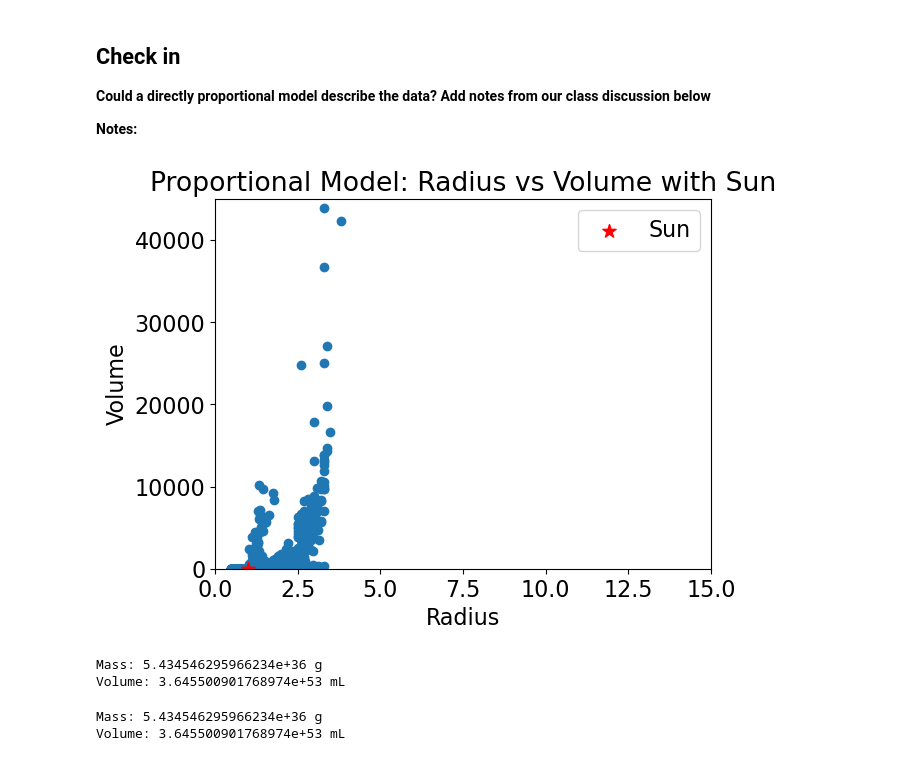
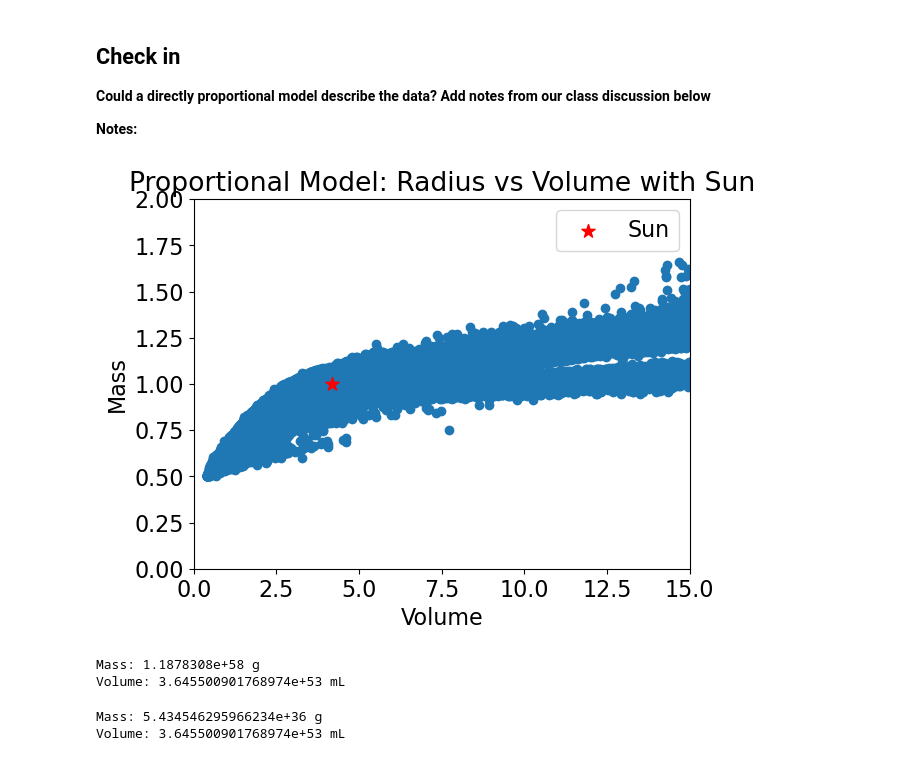
Before and after one commit to Op173/CFR-2025, a Jupyter notebook: Astro/Blank/1 - Stars Pt2 .ipynb, the cells around one changed output. Saved outputs shown, nothing was run; the diff lists cells and outputs as text; code cells hidden in the pictures.

```diff
--- a/Astro/Blank/1 - Stars Pt2 .ipynb
+++ b/Astro/Blank/1 - Stars Pt2 .ipynb
@@ -240,30 +240,30 @@ plt.ylim(0,45000)
 # %%
 # add the sun to your zoomed in plot with a red star marker
 # remember the Sun's mass is 1 Mo and its radius is 1 Ro
 # label it "The Sun"
 
-plt.scatter(mass,volume)
+plt.scatter(volume,mass)
 plt.xlabel('Volume')
 plt.ylabel('Mass')
 plt.xlim(0,15)
-plt.ylim(0,45000)
+plt.ylim(0,2)
 
 
 # Add the Sun's data
 sun_radius =  1 # Radius of the Sun in meters
 sun_volume = (4/3) * 3.14 * sun_radius**3  # Volume of the Sun
 
 # Plot the Sun with a red star marker
-plt.scatter(sun_radius, sun_volume, color='red', marker='*', s=100, label='Sun')
+plt.scatter(sun_volume, sun_radius, color='red', marker='*', s=100, label='Sun')
 
 # Add title and labels
 plt.title("Proportional Model: Radius vs Volume with Sun")
-plt.xlabel("Radius")
-plt.ylabel("Volume")
+plt.xlabel("Volume")
+plt.ylabel("Mass")
 plt.legend()
 plt.show()
 # %% [output]
-[figure, old version]
+[figure, new version]
 # %%
 # let's change our units to match the units in your mass vs volume STP lab
 # create two functions to convert the mass and the volume
@@ -276,7 +276,7 @@ plt.show()
 # Function to convert mass to grams (g)
 
 def convert_mass_to_grams(mass):
-    return mass * (1.989 ** 30) * 1000
+    return mass * (1.989e30) * 1000
 
 # 2) convert volume to militers (mL) with a function
 # you need to multiply the volume by (695700)^3 and 100,000^3
@@ -293,7 +293,7 @@ volume_ml = convert_volume_to_milliliters(volume_m3)
 print(f"Mass: {mass_g} g")
 print(f"Volume: {volume_ml} mL")
 # %% [output]
-Mass: 5.434546295966234e+36 g
+Mass: 1.1878308e+58 g
 Volume: 3.645500901768974e+53 mL
 # %%
 # make a new scatter plot showing mass vs volume for gaia and for the sun with our new units (mL and g)
```
Also changed, not shown: parts of 5 cells of this notebook.
